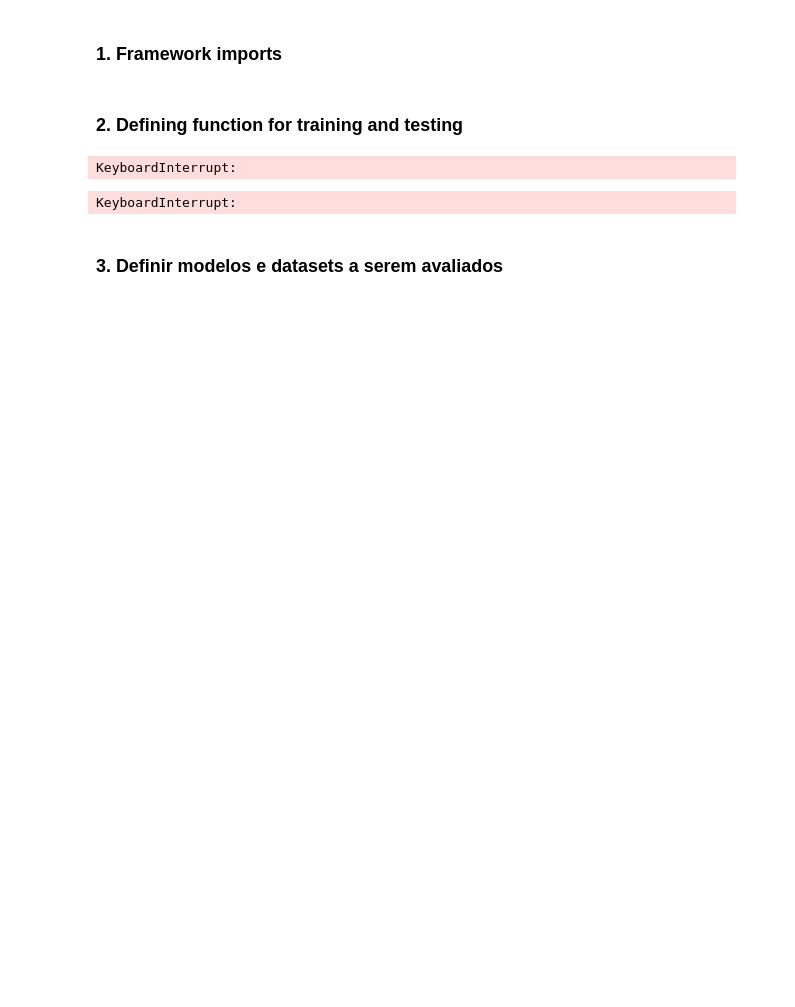
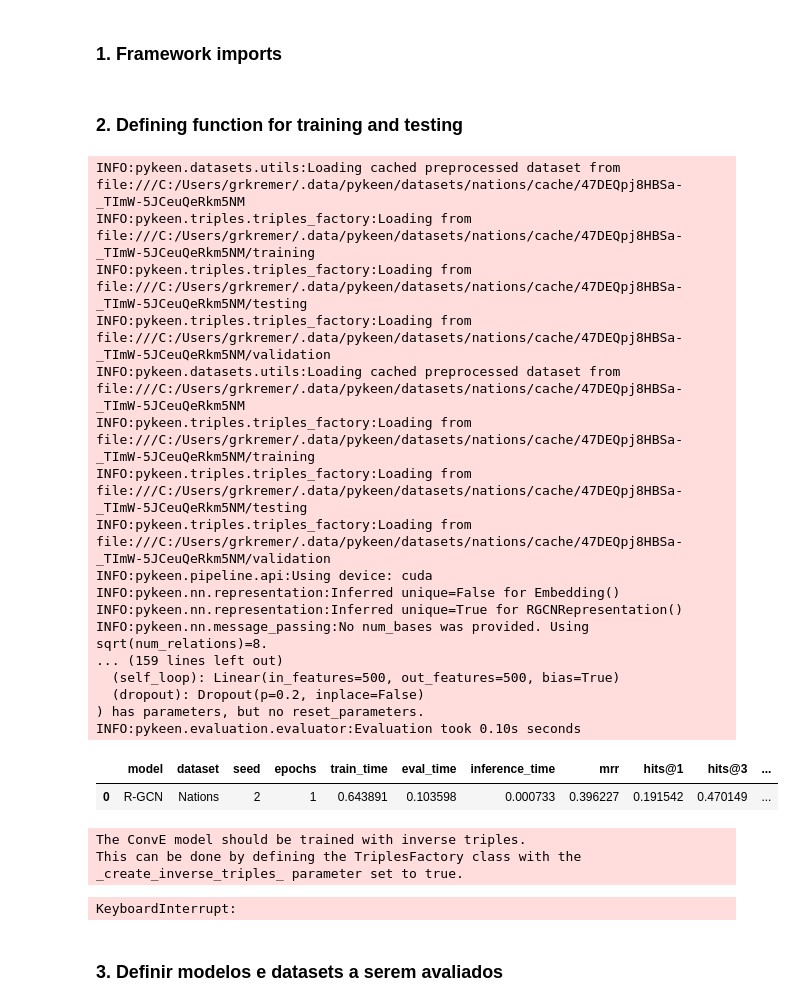
Before and after one commit to grkremer/perf_2026-1, a Jupyter notebook: train_and_evaluate.ipynb, the cells around one changed output. Cells and saved outputs as stored; diff of their text form; code cells hidden in the pictures; blank space fills up the shorter version.

```diff
--- a/train_and_evaluate.ipynb
+++ b/train_and_evaluate.ipynb
@@ -35,12 +35,10 @@ def gpu_monitor(stop_event, interval=1.0, device_index=0, stats=None):
         stats["power"].append(power)  # W
         time.sleep(interval)
 
-from pykeen.evaluation import RankBasedEvaluator
-
 def run_experiment(model_name: str, dataset_name: str, epochs: int = 100,
-                   batch_size: int = 256, device: str = "cuda",
-                   inference_batch_size: int = 1024, seed: int = 42,
-                   n_tests: int = 1, verbose: bool = True,
+                   batch_size: int = 256, test_batch_size = 256, device: str = "cuda",
+                   inference_batch_size: int = 1, seed: int = 42,
+                   n_tests: int = 1, verbose: bool = True, slice_size = None,
                    gpu_index: int = 0, monitor_interval: float = 0.1) -> pd.DataFrame:
 
     metrics = []
@@ -58,6 +56,8 @@ def run_experiment(model_name: str, dataset_name: str, epochs: int = 100,
         # --- iniciar monitoramento GPU
         monitor_thread.start()
 
+        dataset = get_dataset(dataset=dataset_name)
+
         # --- Treino + avaliação do PyKEEN
         result = pipeline(
             model=model_name,
@@ -65,9 +65,12 @@ def run_experiment(model_name: str, dataset_name: str, epochs: int = 100,
             epochs=epochs,
             device=device,
             random_seed=seed,
-            training_kwargs=dict(batch_size=batch_size, use_tqdm_batch=False), # sampler =
+            training_kwargs=dict(batch_size=batch_size, use_tqdm_batch=False,), # sampler="schlichtkrull" ISSO AQUI FAZ O NEGOCIO RODAR 10 VEZES MAIS LENTO!!!
+            negative_sampler = "basic",
+            negative_sampler_kwargs=dict(
+            filtered=True),
             use_tqdm=verbose,
-            evaluation_kwargs=dict(batch_size=256),
+            evaluation_kwargs=dict(slice_size = slice_size)
         )
 
         # --- parar monitoramento
@@ -167,16 +170,36 @@ if torch.cuda.is_available():
     torch.cuda.synchronize()
 # %%
 # Exemplo de uso
-df, models = run_experiment(model_name="ConvKB", dataset_name="DBpedia50", epochs=100, device="cuda", seed=1, n_tests = 1, inference_batch_size=1)
+df = run_experiment(model_name="R-GCN", dataset_name="Nations", epochs=1, batch_size=2048, slice_size = 512, device="cuda", seed=1, n_tests = 1, inference_batch_size=1)
 df
 # %% [output]
-KeyboardInterrupt:
+INFO:pykeen.datasets.utils:Loading cached preprocessed dataset from file:///C:/Users/grkremer/.data/pykeen/datasets/nations/cache/47DEQpj8HBSa-_TImW-5JCeuQeRkm5NM
+INFO:pykeen.triples.triples_factory:Loading from file:///C:/Users/grkremer/.data/pykeen/datasets/nations/cache/47DEQpj8HBSa-_TImW-5JCeuQeRkm5NM/training
+INFO:pykeen.triples.triples_factory:Loading from file:///C:/Users/grkremer/.data/pykeen/datasets/nations/cache/47DEQpj8HBSa-_TImW-5JCeuQeRkm5NM/testing
+INFO:pykeen.triples.triples_factory:Loading from file:///C:/Users/grkremer/.data/pykeen/datasets/nations/cache/47DEQpj8HBSa-_TImW-5JCeuQeRkm5NM/validation
+INFO:pykeen.datasets.utils:Loading cached preprocessed dataset from file:///C:/Users/grkremer/.data/pykeen/datasets/nations/cache/47DEQpj8HBSa-_TImW-5JCeuQeRkm5NM
+INFO:pykeen.triples.triples_factory:Loading from file:///C:/Users/grkremer/.data/pykeen/datasets/nations/cache/47DEQpj8HBSa-_TImW-5JCeuQeRkm5NM/training
+INFO:pykeen.triples.triples_factory:Loading from file:///C:/Users/grkremer/.data/pykeen/datasets/nations/cache/47DEQpj8HBSa-_TImW-5JCeuQeRkm5NM/testing
+INFO:pykeen.triples.triples_factory:Loading from file:///C:/Users/grkremer/.data/pykeen/datasets/nations/cache/47DEQpj8HBSa-_TImW-5JCeuQeRkm5NM/validation
+INFO:pykeen.pipeline.api:Using device: cuda
+INFO:pykeen.nn.representation:Inferred unique=False for Embedding()
+INFO:pykeen.nn.representation:Inferred unique=True for RGCNRepresentation()
+INFO:pykeen.nn.message_passing:No num_bases was provided. Using sqrt(num_relations)=8.
+... (159 lines left out)
+  (self_loop): Linear(in_features=500, out_features=500, bias=True)
+  (dropout): Dropout(p=0.2, inplace=False)
+) has parameters, but no reset_parameters.
+INFO:pykeen.evaluation.evaluator:Evaluation took 0.10s seconds
+|  | model | dataset | seed | epochs | train_time | eval_time | inference_time | mrr | hits@1 | hits@3 | ... |
+| 0 | R-GCN | Nations | 2 | 1 | 0.643891 | 0.103598 | 0.000733 | 0.396227 | 0.191542 | 0.470149 | ... |
 # %%
 # Exemplo de uso
-df = run_experiment(model_name="ConvE", dataset_name="DBpedia50", batch_size=2048, epochs=10, device="cuda", seed=1, n_tests = 5, inference_batch_size=1)
+df = run_experiment(model_name="ConvE", dataset_name="DBpedia50", batch_size=2048, slice_size=512, epochs=10, device="cuda", seed=1, n_tests = 5, inference_batch_size=1)
 df
 # %% [output]
-KeyboardInterrupt:
+The ConvE model should be trained with inverse triples.
+This can be done by defining the TriplesFactory class with the _create_inverse_triples_ parameter set to true.
+KeyboardInterrupt:
 # %% [markdown]
 ### 3. Definir modelos e datasets a serem avaliados
 # %%
```
Also changed, not shown: parts of 2 cells of this notebook, 2 other files.
